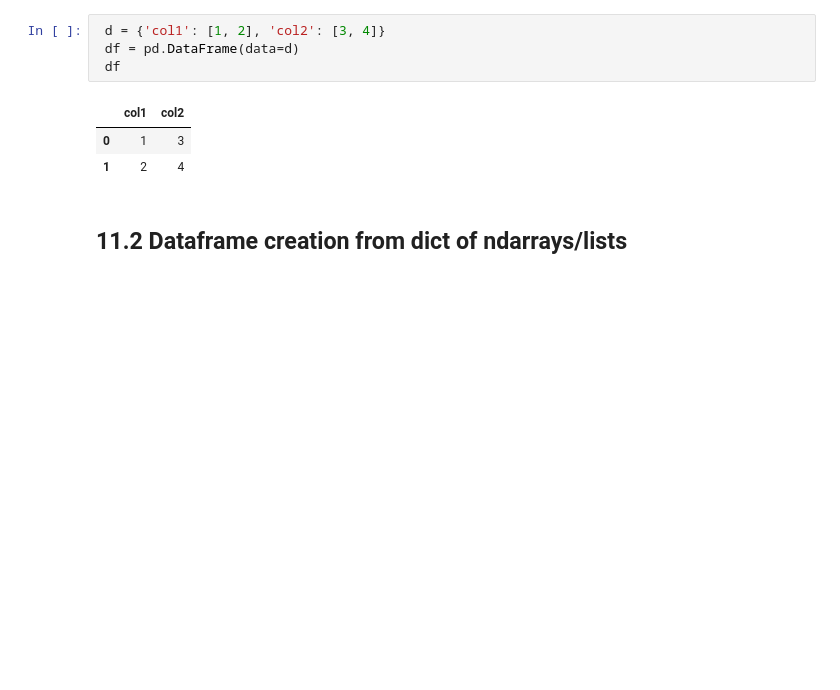
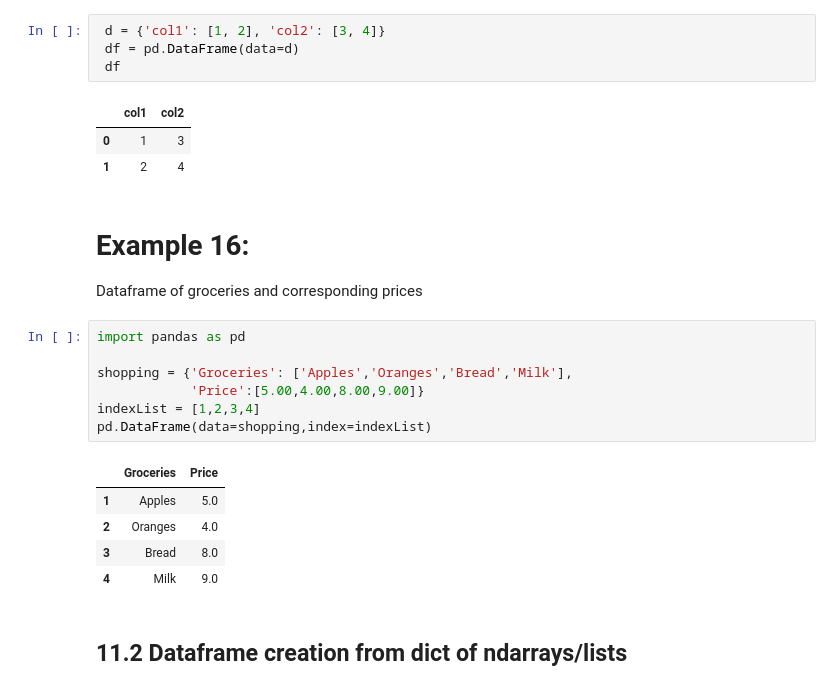
Before and after one commit to MaxwellChen00/Week1-Copy-python-intro, a Jupyter notebook: Copy_of_Introduction_to_Python.ipynb, the cells around one changed output. Cells and saved outputs as stored; diff of their text form; blank space fills up the shorter version.

```diff
--- a/Copy_of_Introduction_to_Python.ipynb
+++ b/Copy_of_Introduction_to_Python.ipynb
@@ -1119,6 +1372,22 @@ d  NaN    3
 |  | col1 | col2 |
 | 0 | 1 | 3 |
 | 1 | 2 | 4 |
+# %% [markdown]
+# **Example 16:**
+Dataframe of groceries and corresponding prices
+# %%
+import pandas as pd
+
+shopping = {'Groceries': ['Apples','Oranges','Bread','Milk'],
+            'Price':[5.00,4.00,8.00,9.00]}
+indexList = [1,2,3,4]
+pd.DataFrame(data=shopping,index=indexList)
+# %% [output]
+|  | Groceries | Price |
+| 1 | Apples | 5.0 |
+| 2 | Oranges | 4.0 |
+| 3 | Bread | 8.0 |
+| 4 | Milk | 9.0 |
 # %% [markdown]
 ## 11.2  Dataframe creation from dict of ndarrays/lists
 # %% [markdown]
```
Also changed, not shown: parts of 61 cells of this notebook.
